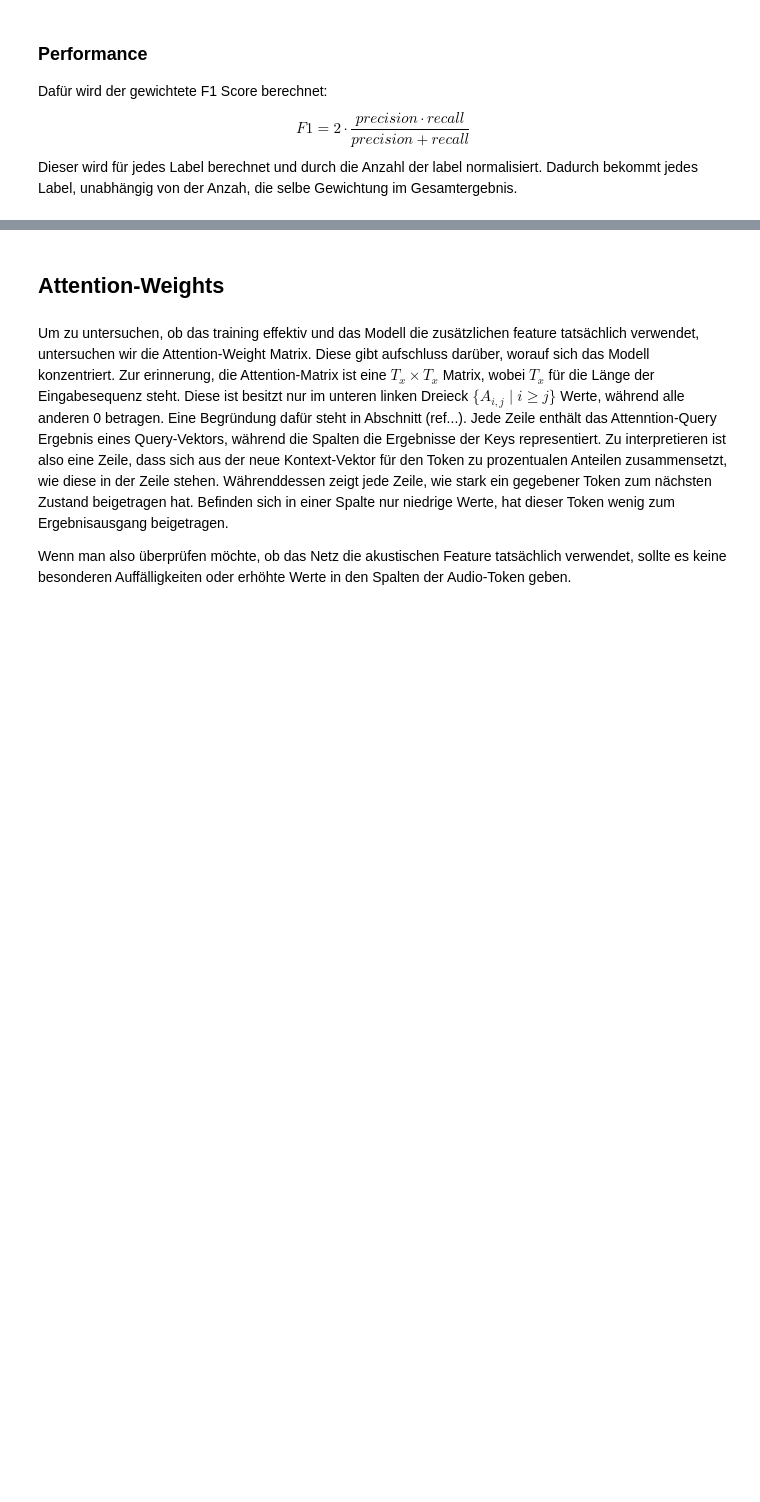
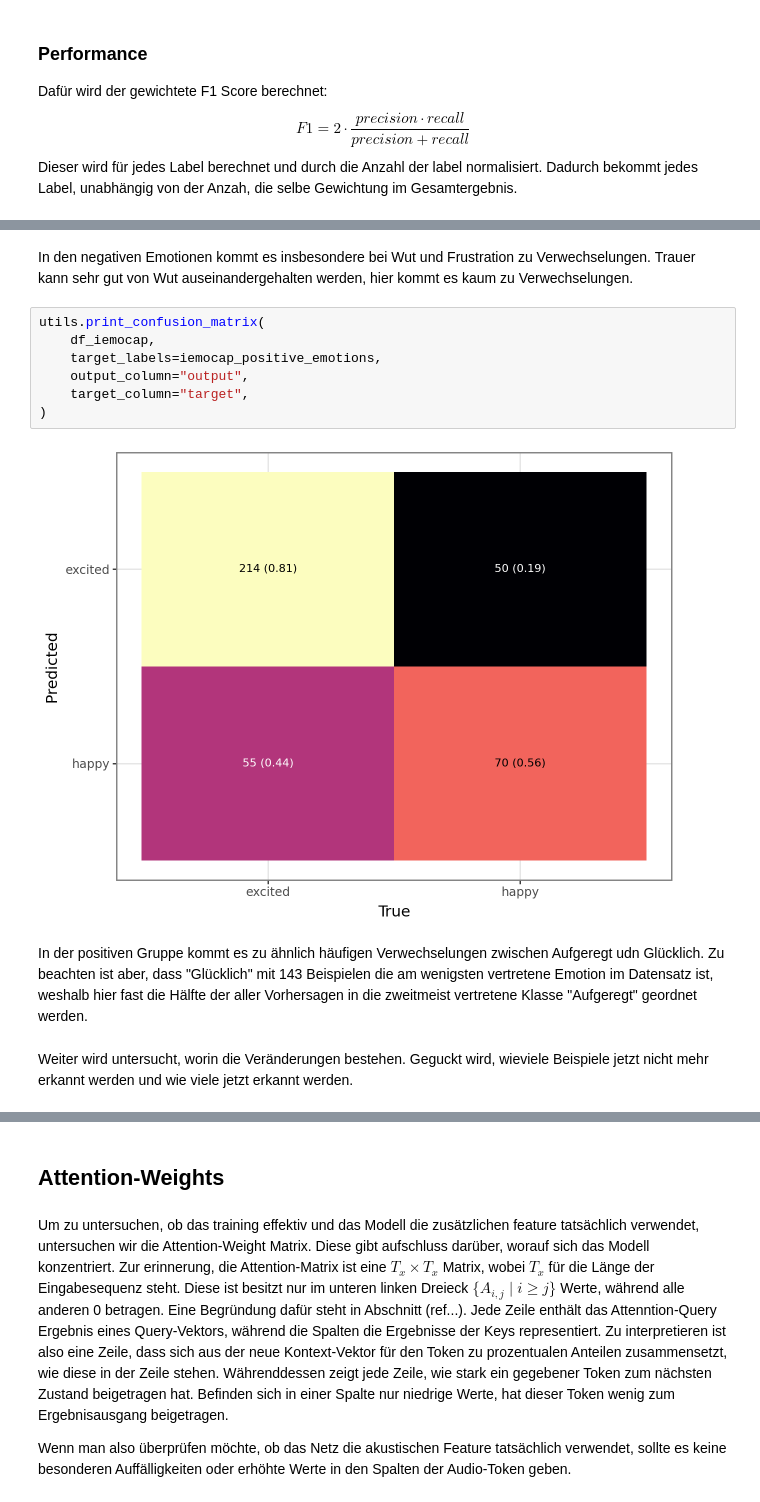
Before and after one commit to HenFo/Masterarbeit, a Jupyter notebook: analysis/mm_models/concat.ipynb, the cells around one changed output, grey strips where cells are left out. Cells and saved outputs as stored; diff of their text form; blank space fills up the shorter version.

```diff
--- a/analysis/mm_models/concat.ipynb
+++ b/analysis/mm_models/concat.ipynb
@@ -90,0 +131,18 @@ Das Modell hat 160 Beispiele nicht richtig erkannt, obwohl die Akustik das richt
+# %% [markdown]
+In den negativen Emotionen kommt es insbesondere bei Wut und Frustration zu Verwechselungen.
+Trauer kann sehr gut von Wut auseinandergehalten werden, hier kommt es kaum zu Verwechselungen.
+# %%
+utils.print_confusion_matrix(
+    df_iemocap,
+    target_labels=iemocap_positive_emotions,
+    output_column="output",
+    target_column="target",
+)
+# %% [output]
+[figure, added]
+# %% [markdown]
+In der positiven Gruppe kommt es zu ähnlich häufigen Verwechselungen zwischen Aufgeregt udn Glücklich.
+Zu beachten ist aber, dass "Glücklich" mit 143 Beispielen die am wenigsten vertretene Emotion im Datensatz ist, weshalb hier fast die Hälfte der aller Vorhersagen in die zweitmeist vertretene Klasse "Aufgeregt" geordnet werden.
+# %% [markdown]
+Weiter wird untersucht, worin die Veränderungen bestehen.
+Geguckt wird, wieviele Beispiele jetzt nicht mehr erkannt werden und wie viele jetzt erkannt werden.
```
Also changed, not shown: parts of 15 cells of this notebook, 1 other file.
